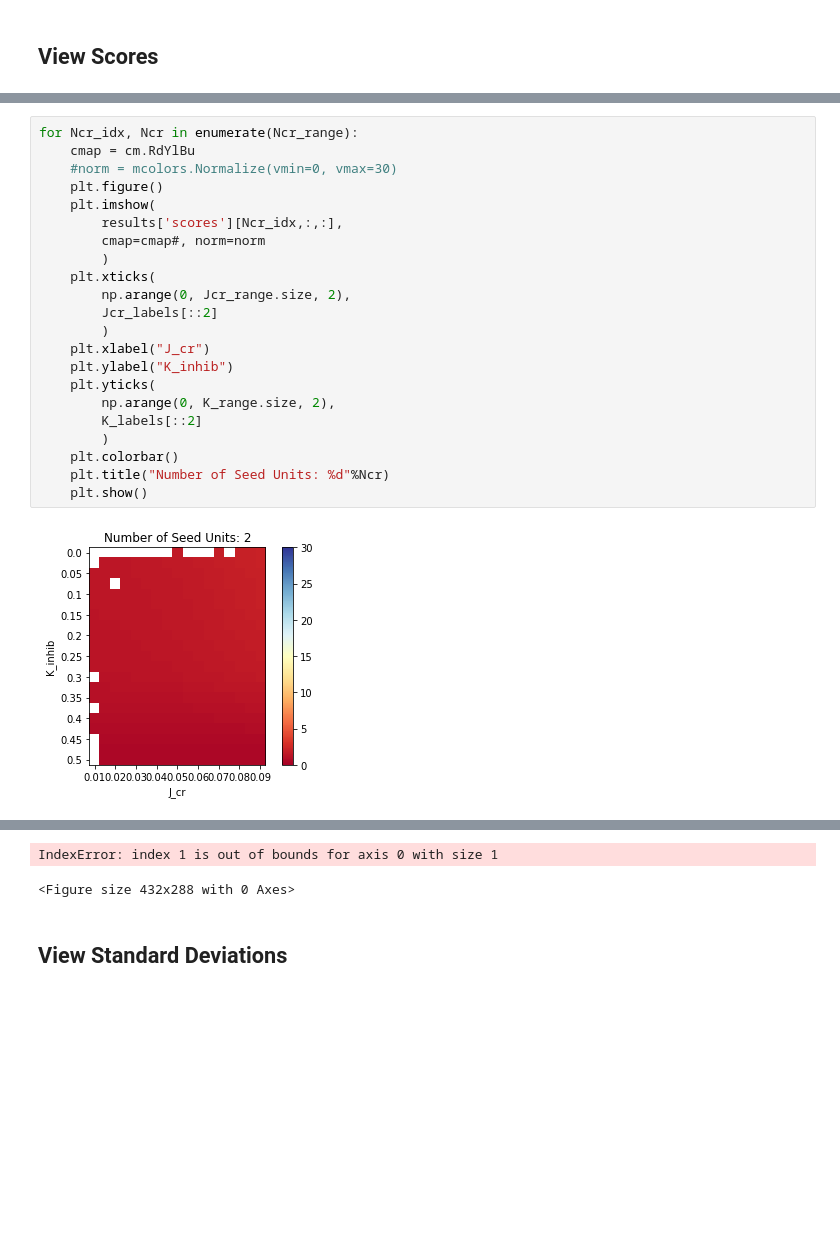
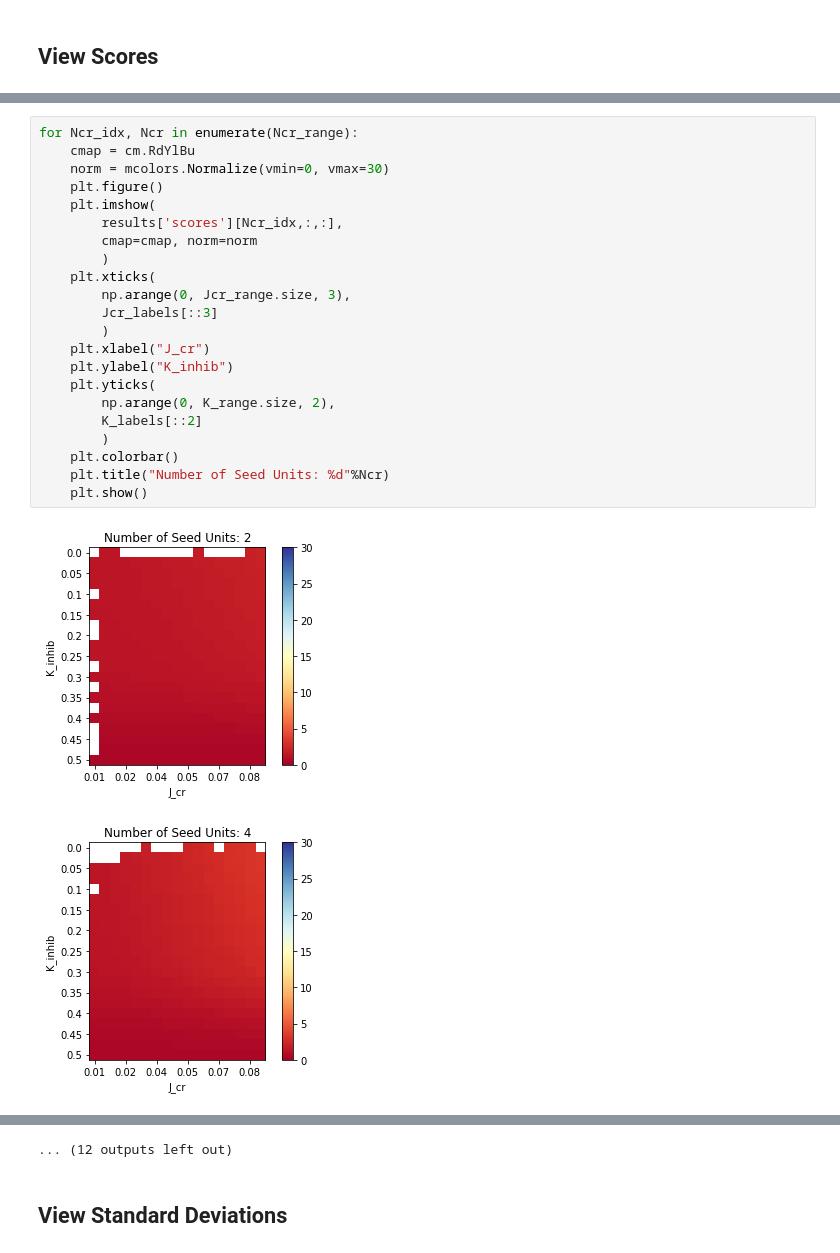
Before and after one commit to chingf/hf-memory-model, a Jupyter notebook: 01-27-plot-gridsearch.ipynb, the cells around one changed output, grey strips where cells are left out. Cells and saved outputs as stored; diff of their text form; blank space fills up the shorter version.

```diff
--- a/01-27-plot-gridsearch.ipynb
+++ b/01-27-plot-gridsearch.ipynb
@@ -36,24 +37,25 @@ results['scores'].shape
 # %%
 for Ncr_idx, Ncr in enumerate(Ncr_range):
     cmap = cm.RdYlBu
-    #norm = mcolors.Normalize(vmin=0, vmax=30)
+    norm = mcolors.Normalize(vmin=0, vmax=30)
     plt.figure()
     plt.imshow(
         results['scores'][Ncr_idx,:,:],
-        cmap=cmap#, norm=norm
+        cmap=cmap, norm=norm
         )
     plt.xticks(
-        np.arange(0, Jcr_range.size, 2),
-        Jcr_labels[::2]
+        np.arange(0, Jcr_range.size, 3),
+        Jcr_labels[::3]
         )
     plt.xlabel("J_cr")
     plt.ylabel("K_inhib")
     plt.yticks(
         np.arange(0, K_range.size, 2),
         K_labels[::2]
         )
     plt.colorbar()
     plt.title("Number of Seed Units: %d"%Ncr)
     plt.show()
 # %% [output]
-[figure, old version]
+[figure, new version]
+[figure, added]
@@ -60,5 +72,4 @@ for Ncr_idx, Ncr in enumerate(Ncr_range):
-IndexError: index 1 is out of bounds for axis 0 with size 1
+... (12 outputs left out)
-<Figure size 432x288 with 0 Axes>
 # %% [markdown]
 ## View Standard Deviations
 # %%
```
Also changed, not shown: parts of 4 cells of this notebook, 5 other files.
